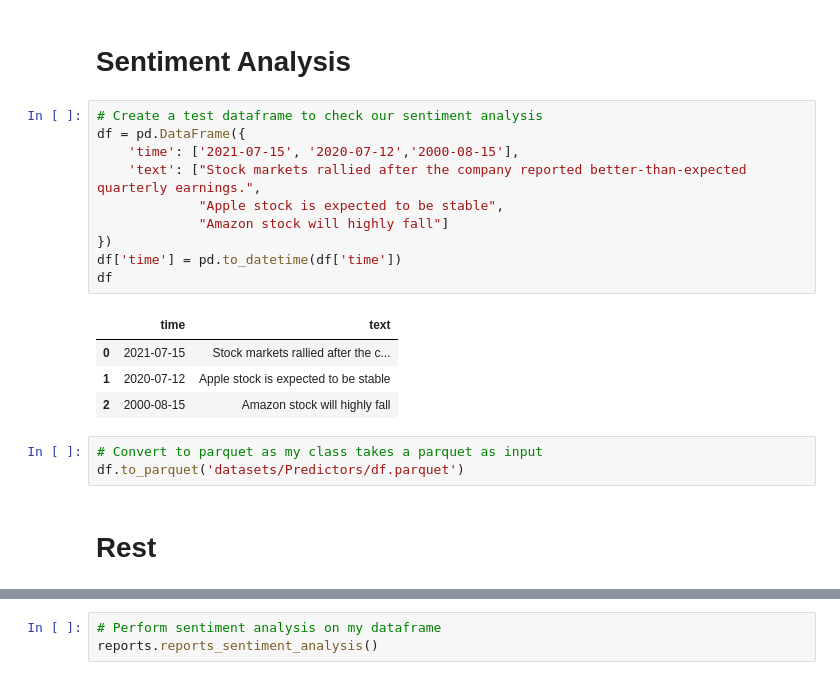
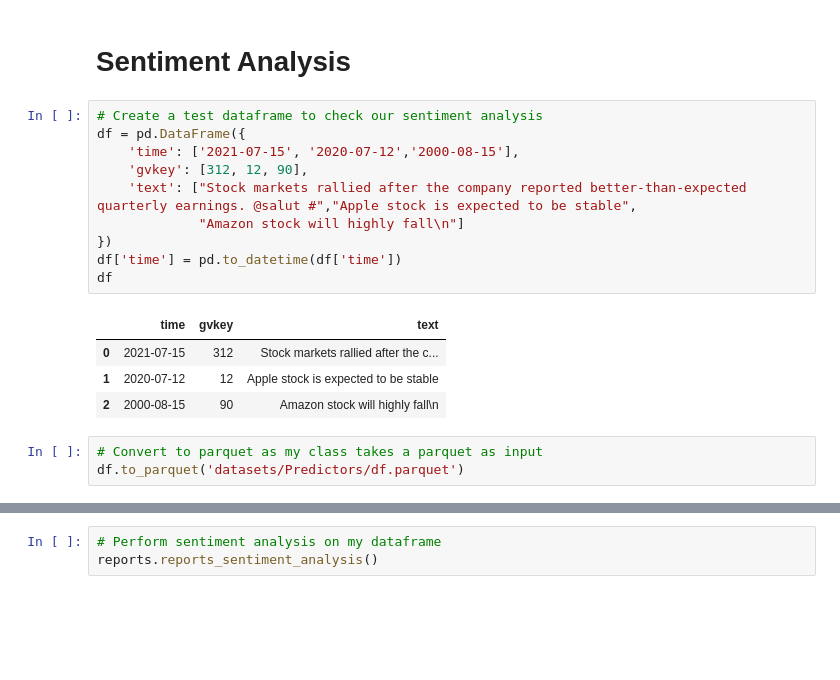
Before and after one commit to Loris-EPFL/MLFIN_Project, a Jupyter notebook: Predictors.ipynb, the cells around one changed output, grey strips where cells are left out. Saved outputs shown, nothing was run; the diff lists cells and outputs as text; blank space fills up the shorter version.

```diff
--- a/Predictors.ipynb
+++ b/Predictors.ipynb
@@ -91,23 +91,21 @@ earnings_calls = pd.read_parquet('datasets/Predictors/earnings_calls_sorted.parq
 # %%
 # Create a test dataframe to check our sentiment analysis
 df = pd.DataFrame({
     'time': ['2021-07-15', '2020-07-12','2000-08-15'],
-    'text': ["Stock markets rallied after the company reported better-than-expected quarterly earnings.",
-             "Apple stock is expected to be stable",
-             "Amazon stock will highly fall"]
+    'gvkey': [312, 12, 90],
+    'text': ["Stock markets rallied after the company reported better-than-expected quarterly earnings. @salut #","Apple stock is expected to be stable",
+             "Amazon stock will highly fall\n"]
 })
 df['time'] = pd.to_datetime(df['time'])
 df
 # %% [output]
-|  | time | text |
-| 0 | 2021-07-15 | Stock markets rallied after the c... |
-| 1 | 2020-07-12 | Apple stock is expected to be stable |
-| 2 | 2000-08-15 | Amazon stock will highly fall |
+|  | time | gvkey | text |
+| 0 | 2021-07-15 | 312 | Stock markets rallied after the c... |
+| 1 | 2020-07-12 | 12 | Apple stock is expected to be stable |
+| 2 | 2000-08-15 | 90 | Amazon stock will highly fall\n |
 # %%
 # Convert to parquet as my class takes a parquet as input
 df.to_parquet('datasets/Predictors/df.parquet')
-# %% [markdown]
-# Rest
 # %%
 # Create an instance of my class with the created parquet file
 reports = ReportsProcessing('datasets/Predictors/df.parquet', 'clean')
```
Also changed, not shown: parts of 16 cells of this notebook, 1 other file.
